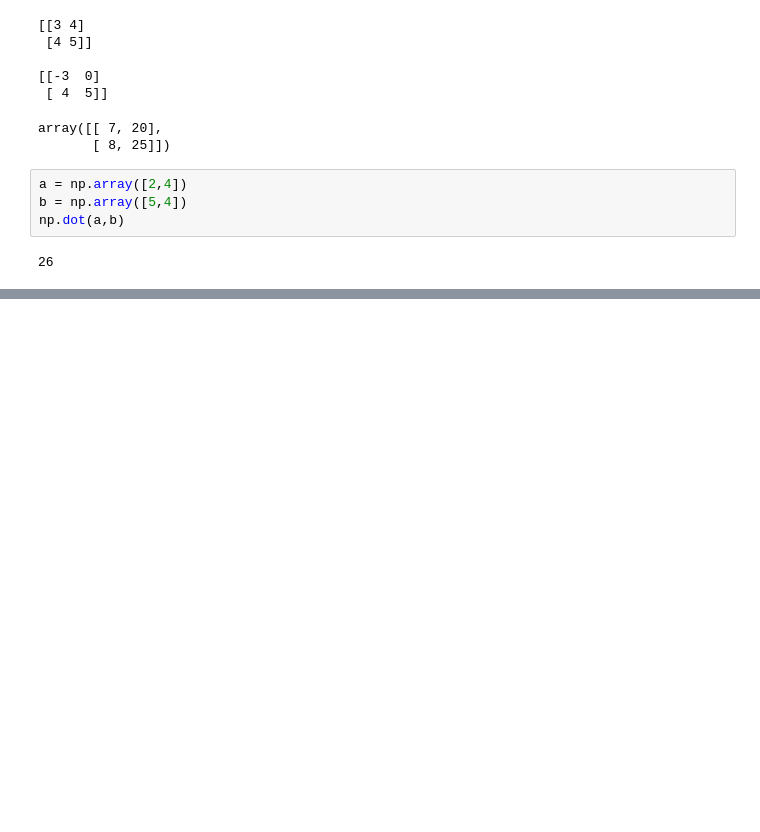
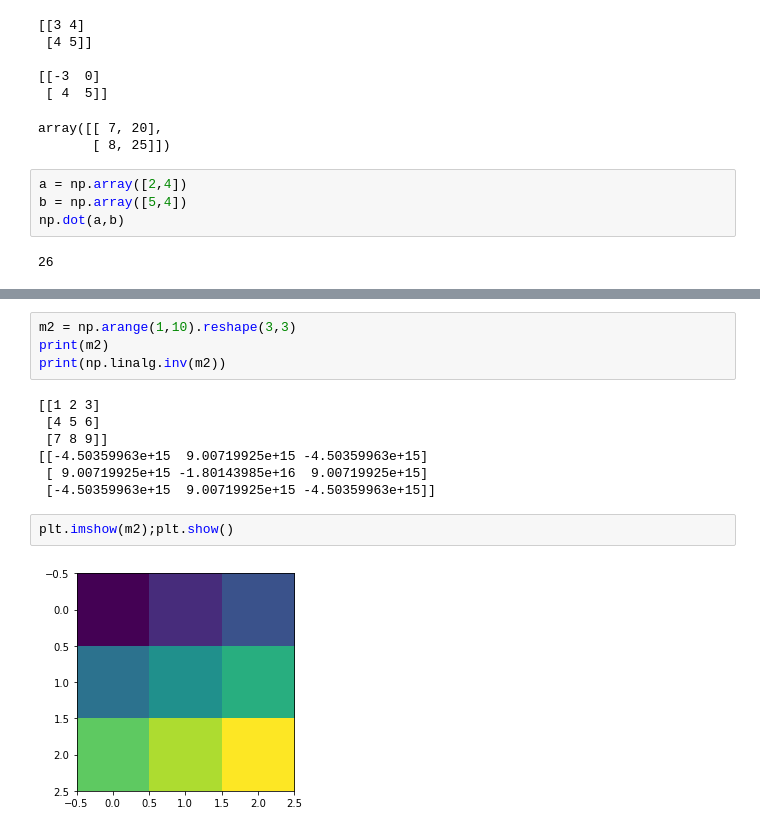
Before and after one commit to lkarjun/data-science-from-scratch, a Jupyter notebook: ChapterFour/LinearAlgebra.ipynb, the cells around one changed output, grey strips where cells are left out. Saved outputs shown, nothing was run; the diff lists cells and outputs as text; blank space fills up the shorter version.

```diff
--- a/ChapterFour/LinearAlgebra.ipynb
+++ b/ChapterFour/LinearAlgebra.ipynb
@@ -298,0 +317,15 @@ np.dot(a,b)
+# %%
+m2 = np.arange(1,10).reshape(3,3)
+print(m2)
+print(np.linalg.inv(m2))
+# %% [output]
+[[1 2 3]
+ [4 5 6]
+ [7 8 9]]
+[[-4.50359963e+15  9.00719925e+15 -4.50359963e+15]
+ [ 9.00719925e+15 -1.80143985e+16  9.00719925e+15]
+ [-4.50359963e+15  9.00719925e+15 -4.50359963e+15]]
+# %%
+plt.imshow(m2);plt.show()
+# %% [output]
+[figure, added]
```
Also changed, not shown: parts of 14 cells of this notebook.
